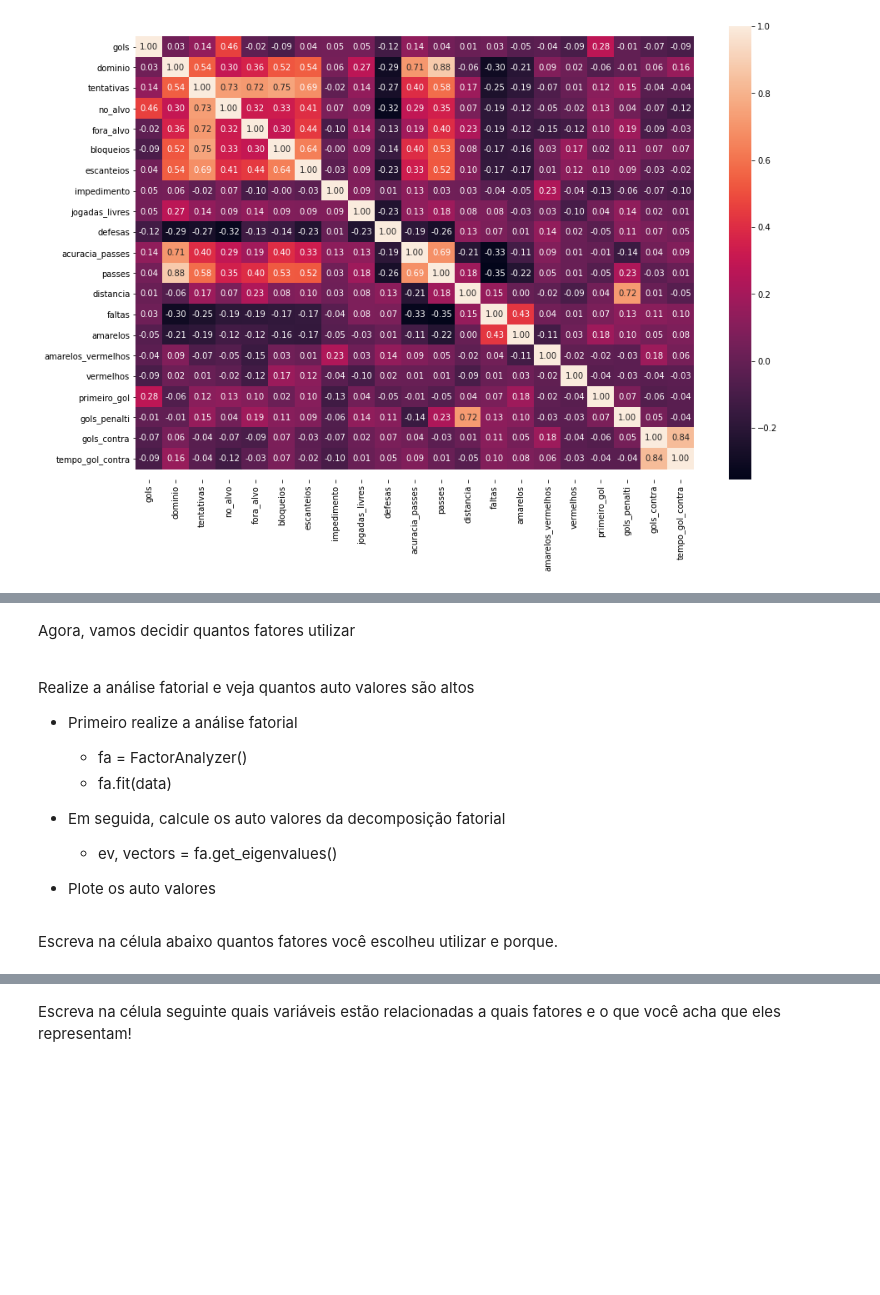
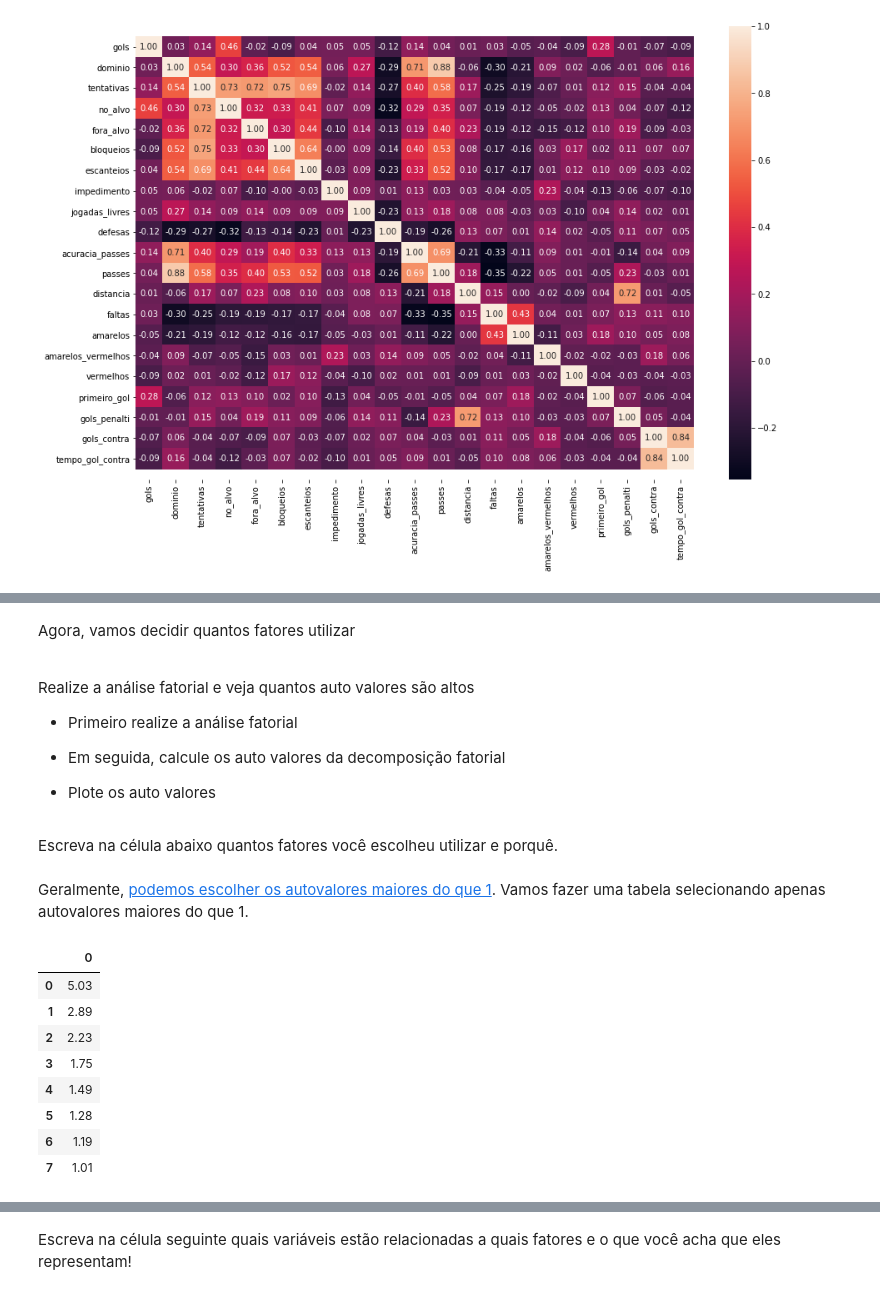
Before and after one commit to edumangabeira/python_exercicios, a Jupyter notebook: DsSchool/EduardoFreireMangabeiraDsSchool_Ex_1.ipynb, the cells around one changed output, grey strips where cells are left out. Saved outputs shown, nothing was run; the diff lists cells and outputs as text; code cells hidden in the pictures; blank space fills up the shorter version.

```diff
--- a/DsSchool/EduardoFreireMangabeiraDsSchool_Ex_1.ipynb
+++ b/DsSchool/EduardoFreireMangabeiraDsSchool_Ex_1.ipynb
@@ -484,10 +507,8 @@ Agora, vamos decidir quantos fatores utilizar<br/>
 Realize a análise fatorial e veja quantos auto valores são altos
 
 * Primeiro realize a análise fatorial
-    * fa = FactorAnalyzer()
-    * fa.fit(data)
+
 * Em seguida, calcule os auto valores da decomposição fatorial
-    * ev, vectors = fa.get_eigenvalues()
 
 * Plote os auto valores
 # %%
@@ -495,4 +516,19 @@ fa = FactorAnalyzer()
 fa.fit(data)
 ev, vectors = fa.get_eigenvalues()
 # %% [markdown]
-Escreva na célula abaixo quantos fatores você escolheu utilizar e porque.
+Escreva na célula abaixo quantos fatores você escolheu utilizar e porquê.
+# %% [markdown]
+Geralmente, [podemos escolher os autovalores maiores do que 1](https://www.datacamp.com/community/tutorials/introduction-factor-analysis). Vamos fazer uma tabela selecionando apenas autovalores maiores do que 1.
+# %%
+df_ev = pd.DataFrame(ev)
+pd.DataFrame(ev[ev > 1])
+# %% [output]
+|  | 0 |
+| 0 | 5.03 |
+| 1 | 2.89 |
+| 2 | 2.23 |
+| 3 | 1.75 |
+| 4 | 1.49 |
+| 5 | 1.28 |
+| 6 | 1.19 |
+| 7 | 1.01 |
```
Also changed, not shown: parts of 19 cells of this notebook.
